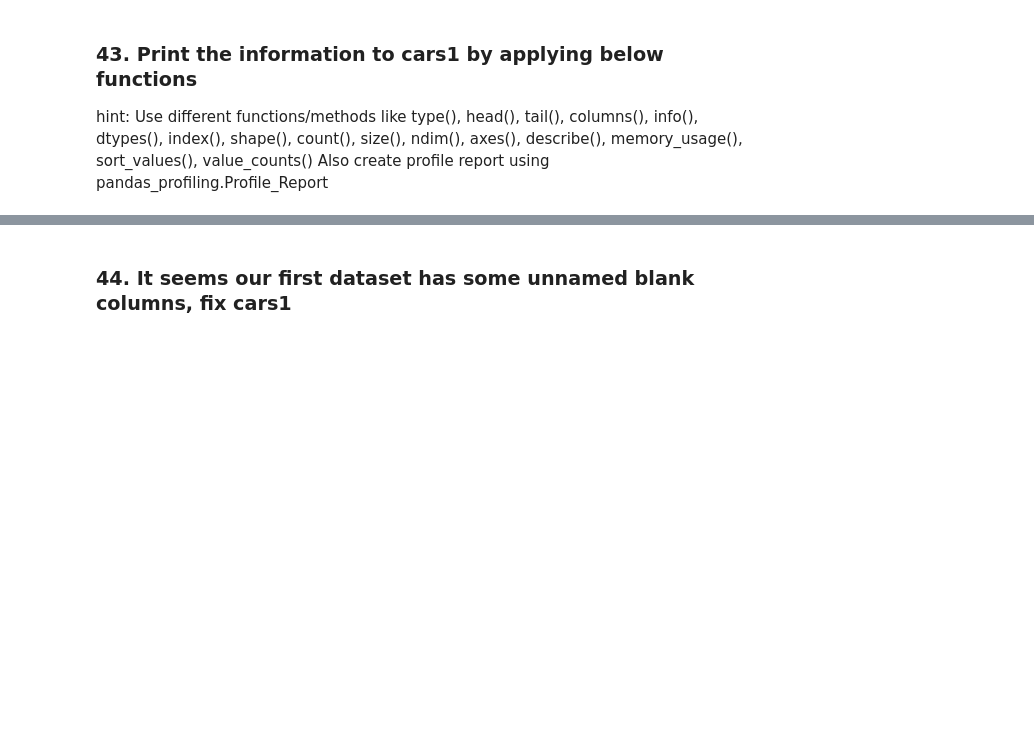
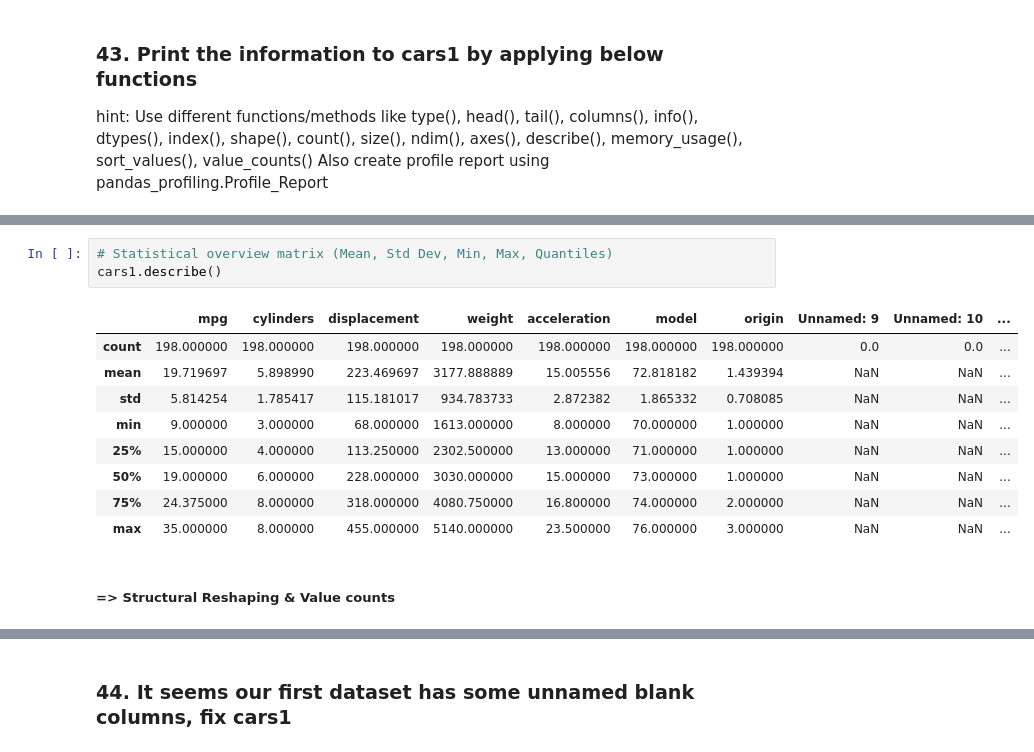
Before and after one commit to Flute22/Python, a Jupyter notebook: Practice/Basic Data Manipulation - Visualization Exercise/Basic_Data_Manipulation_Visualization_Exercise.ipynb, the cells around one changed output, grey strips where cells are left out. Saved outputs shown, nothing was run; the diff lists cells and outputs as text; blank space fills up the shorter version.

```diff
--- a/Practice/Basic Data Manipulation - Visualization Exercise/Basic_Data_Manipulation_Visualization_Exercise.ipynb
+++ b/Practice/Basic Data Manipulation - Visualization Exercise/Basic_Data_Manipulation_Visualization_Exercise.ipynb
@@ -864,0 +999,15 @@ df[scaled_numeric_matrix.columns] = scaled_numeric_matrix
+# %%
+# Statistical overview matrix (Mean, Std Dev, Min, Max, Quantiles)
+cars1.describe()
+# %% [output]
+|  | mpg | cylinders | displacement | weight | acceleration | model | origin | Unnamed: 9 | Unnamed: 10 | ... |
+| count | 198.000000 | 198.000000 | 198.000000 | 198.000000 | 198.000000 | 198.000000 | 198.000000 | 0.0 | 0.0 | ... |
+| mean | 19.719697 | 5.898990 | 223.469697 | 3177.888889 | 15.005556 | 72.818182 | 1.439394 | NaN | NaN | ... |
+| std | 5.814254 | 1.785417 | 115.181017 | 934.783733 | 2.872382 | 1.865332 | 0.708085 | NaN | NaN | ... |
+| min | 9.000000 | 3.000000 | 68.000000 | 1613.000000 | 8.000000 | 70.000000 | 1.000000 | NaN | NaN | ... |
+| 25% | 15.000000 | 4.000000 | 113.250000 | 2302.500000 | 13.000000 | 71.000000 | 1.000000 | NaN | NaN | ... |
+| 50% | 19.000000 | 6.000000 | 228.000000 | 3030.000000 | 15.000000 | 73.000000 | 1.000000 | NaN | NaN | ... |
+| 75% | 24.375000 | 8.000000 | 318.000000 | 4080.750000 | 16.800000 | 74.000000 | 2.000000 | NaN | NaN | ... |
+| max | 35.000000 | 8.000000 | 455.000000 | 5140.000000 | 23.500000 | 76.000000 | 3.000000 | NaN | NaN | ... |
+# %% [markdown]
+##### => Structural Reshaping & Value counts
```
Also changed, not shown: parts of 20 cells of this notebook.
